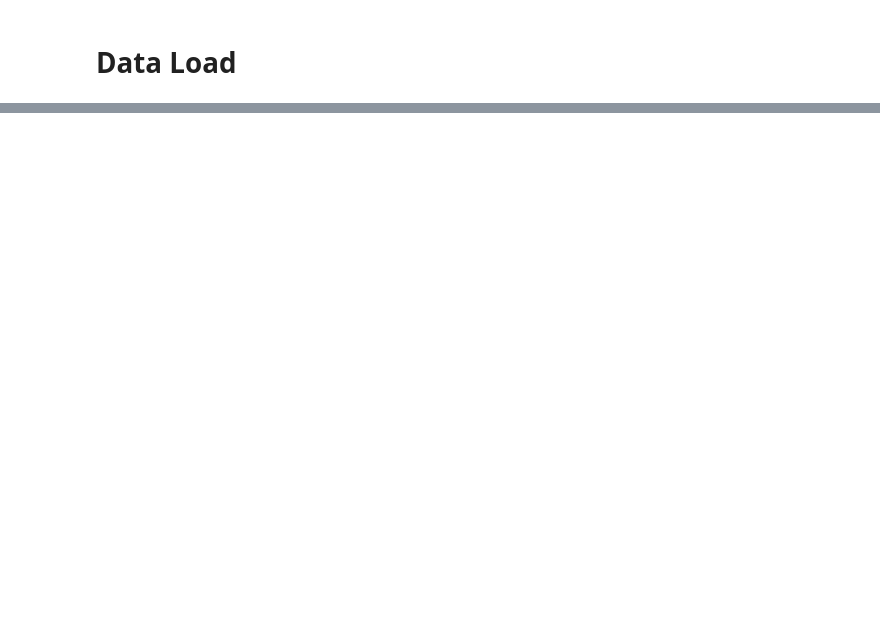
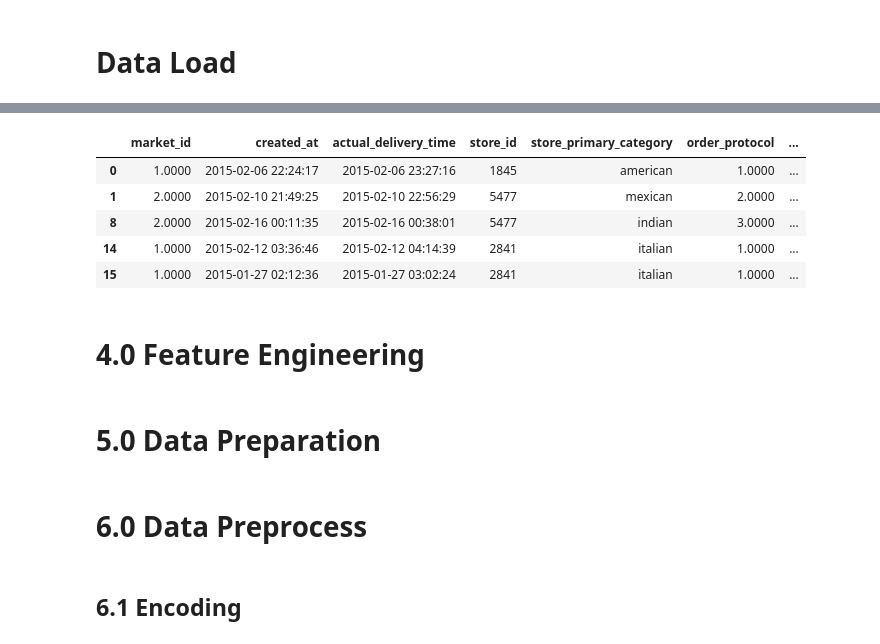
Before and after one commit to Thalesh7991/delivery_fast, a Jupyter notebook: notebooks/Ciclo 0.ipynb, the cells around one changed output, grey strips where cells are left out. Saved outputs shown, nothing was run; the diff lists cells and outputs as text; code cells hidden in the pictures; blank space fills up the shorter version.

```diff
--- a/notebooks/Ciclo 0.ipynb
+++ b/notebooks/Ciclo 0.ipynb
@@ -40,0 +115,4 @@ df
+# %%
+df2 = df1.copy()
+# %%
+df2 = df2.dropna()
@@ -40,0 +134,2 @@ df
+# %%
+df3 = df2.copy()
@@ -40,0 +156,15 @@ df
+# %%
+df3['created_at'] = pd.to_datetime(df3['created_at'])
+
+df3['actual_delivery_time'] = pd.to_datetime(df3['actual_delivery_time'])
+# %%
+df3.head()
+# %% [output]
+|  | market_id | created_at | actual_delivery_time | store_id | store_primary_category | order_protocol | ... |
+| 0 | 1.0000 | 2015-02-06 22:24:17 | 2015-02-06 23:27:16 | 1845 | american | 1.0000 | ... |
+| 1 | 2.0000 | 2015-02-10 21:49:25 | 2015-02-10 22:56:29 | 5477 | mexican | 2.0000 | ... |
+| 8 | 2.0000 | 2015-02-16 00:11:35 | 2015-02-16 00:38:01 | 5477 | indian | 3.0000 | ... |
+| 14 | 1.0000 | 2015-02-12 03:36:46 | 2015-02-12 04:14:39 | 2841 | italian | 1.0000 | ... |
+| 15 | 1.0000 | 2015-01-27 02:12:36 | 2015-01-27 03:02:24 | 2841 | italian | 1.0000 | ... |
+# %% [markdown]
+# 4.0 Feature Engineering
@@ -40,0 +175,2 @@ df
+# %% [markdown]
+# 5.0 Data Preparation
@@ -40,0 +191,2 @@ df
+# %% [markdown]
+# 6.0 Data Preprocess
@@ -40,0 +195,2 @@ df
+# %% [markdown]
+## 6.1 Encoding
```
Also changed, not shown: parts of 47 cells of this notebook.
